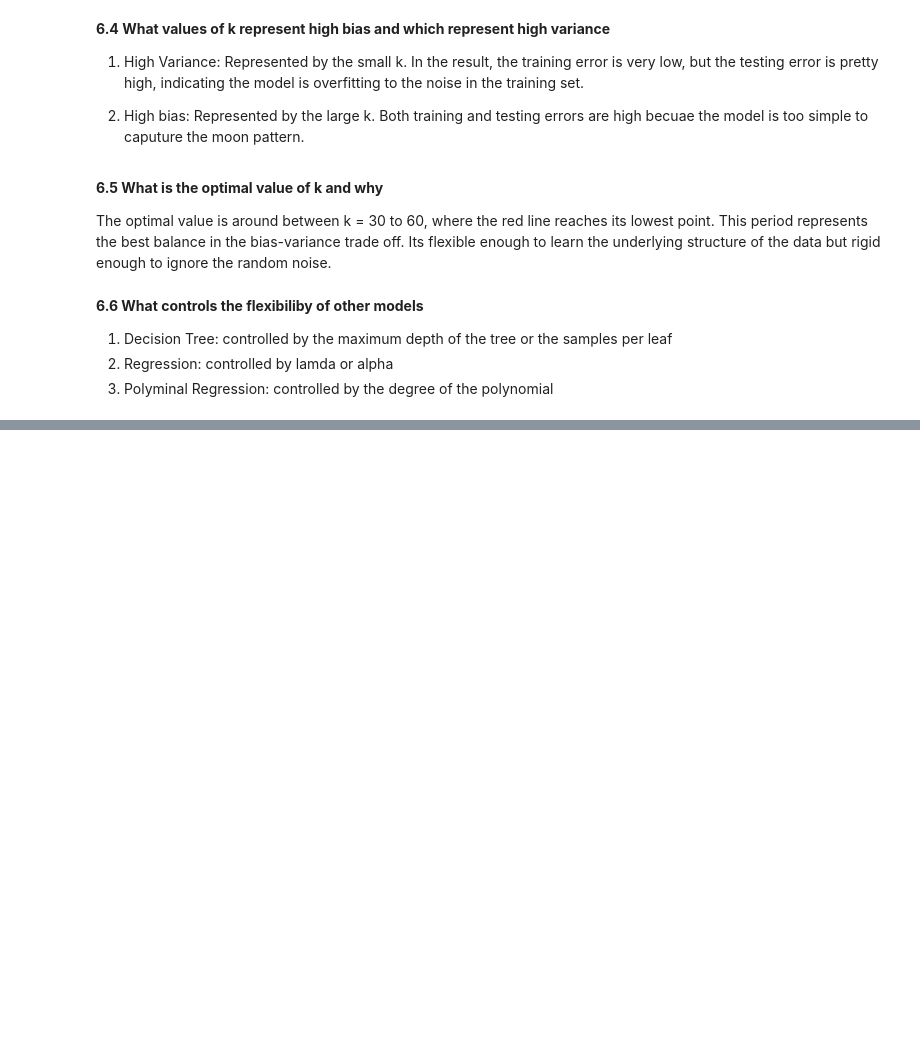
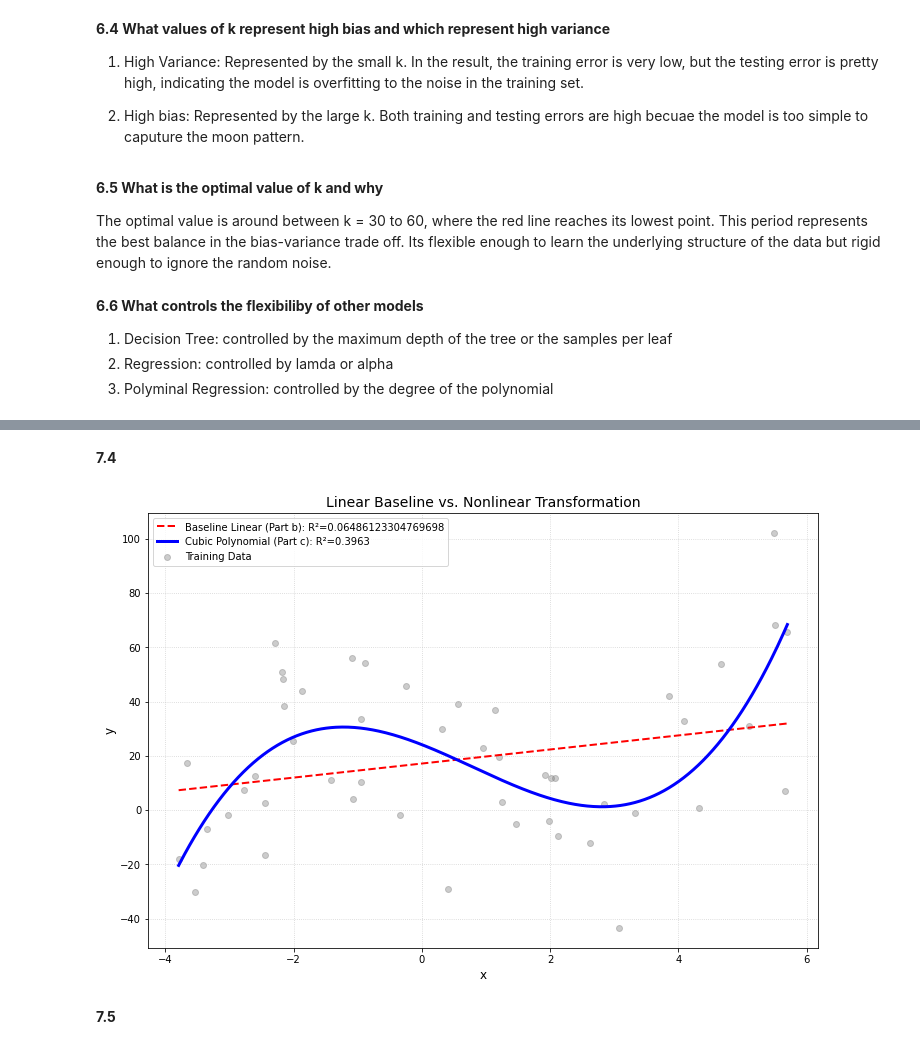
Before and after one commit to edwall201/Machine-Learning-26-Spring, a Jupyter notebook: assign2/assign2.ipynb, the cells around one changed output, grey strips where cells are left out. Cells and saved outputs as stored; diff of their text form; code cells hidden in the pictures; blank space fills up the shorter version.

```diff
--- a/assign2/assign2.ipynb
+++ b/assign2/assign2.ipynb
@@ -384,0 +463,32 @@ The optimal value is around between k = 30 to 60, where the red line reaches its
+# %% [markdown]
+**7.4**
+# %%
+import matplotlib.pyplot as plt
+
+x_range = np.linspace(x_train.min(), x_train.max(), 500).reshape(-1, 1)
+
+y_baseline_plot = model_baseline.predict(x_range)
+x_range_poly = poly.transform(x_range)
+y_poly_plot = model_poly.predict(x_range_poly)
+plt.figure(figsize=(12, 8))
+
+plt.scatter(x_train, y_train, color='gray', alpha=0.4, label='Training Data')
+
+#part b
+plt.plot(x_range, y_baseline_plot, color='red', linestyle='--', linewidth=2, label=f'Baseline Linear (Part b): R²={r2}')
+
+#part c
+plt.plot(x_range, y_poly_plot, color='blue', linewidth=3, label=f'Cubic Polynomial (Part c): R²={0.3963:.4f}')
+
+# Formatting
+plt.title('Linear Baseline vs. Nonlinear Transformation', fontsize=14)
+plt.xlabel('x', fontsize=12)
+plt.ylabel('y', fontsize=12)
+plt.legend()
+plt.grid(True, linestyle=':', alpha=0.6)
+
+plt.show()
+# %% [output]
+[figure, added]
+# %% [markdown]
+**7.5**
```
Also changed, not shown: parts of 9 cells of this notebook, 2 other files.
